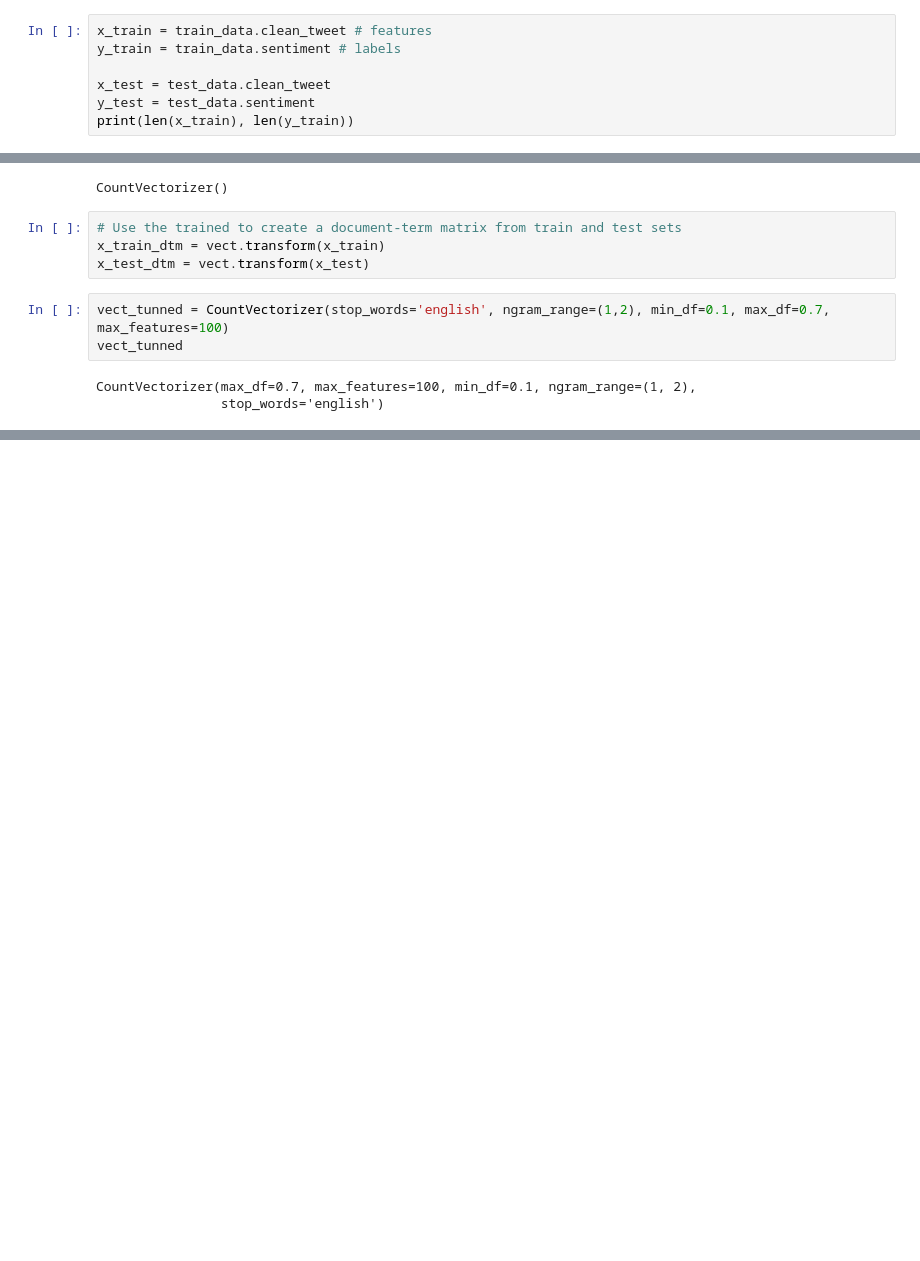
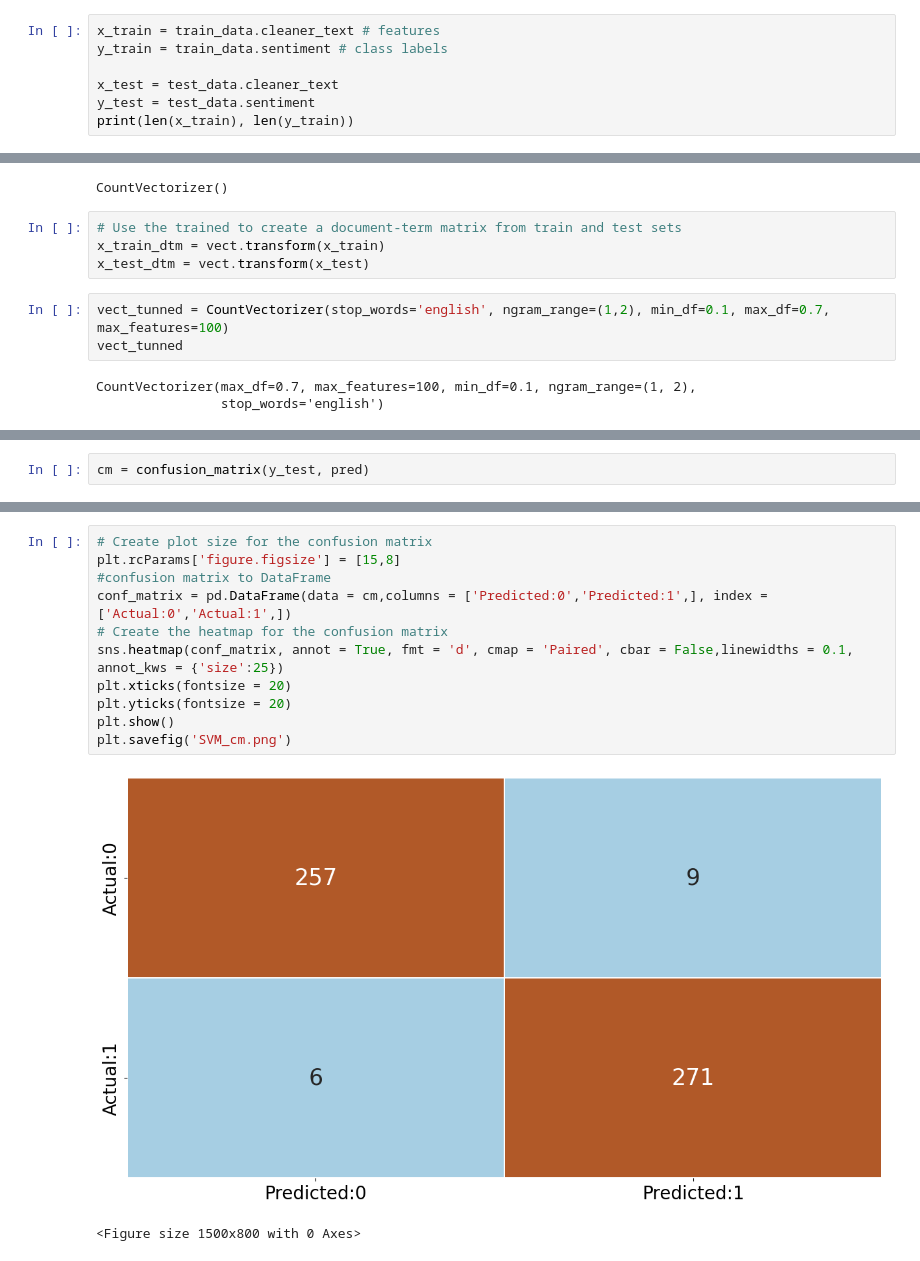
Before and after one commit to Chr0m0some/CS5100_FinalProject, a Jupyter notebook: SVM Processing.ipynb, the cells around one changed output, grey strips where cells are left out. Saved outputs shown, nothing was run; the diff lists cells and outputs as text; blank space fills up the shorter version.

```diff
--- a/SVM Processing.ipynb
+++ b/SVM Processing.ipynb
@@ -67,10 +232,10 @@ train_data.head()
 # %% [markdown]
 # Vectorize
 # %%
-x_train = train_data.clean_tweet # features
-y_train = train_data.sentiment # labels
+x_train = train_data.cleaner_text # features
+y_train = train_data.sentiment # class labels
 
-x_test = test_data.clean_tweet
+x_test = test_data.cleaner_text
 y_test = test_data.sentiment
 print(len(x_train), len(y_train))
 # %% [output]
@@ -108,0 +279,2 @@ accuracy_score(y_test,pred)
+# %%
+cm = confusion_matrix(y_test, pred)
@@ -108,0 +292,14 @@ accuracy_score(y_test,pred)
+# %%
+# Create plot size for the confusion matrix
+plt.rcParams['figure.figsize'] = [15,8]
+#confusion matrix to DataFrame
+conf_matrix = pd.DataFrame(data = cm,columns = ['Predicted:0','Predicted:1',], index = ['Actual:0','Actual:1',])
+# Create the heatmap for the confusion matrix
+sns.heatmap(conf_matrix, annot = True, fmt = 'd', cmap = 'Paired', cbar = False,linewidths = 0.1, annot_kws = {'size':25})
+plt.xticks(fontsize = 20)
+plt.yticks(fontsize = 20)
+plt.show()
+plt.savefig('SVM_cm.png')
+# %% [output]
+[figure, added]
+<Figure size 1500x800 with 0 Axes>
```
Also changed, not shown: parts of 24 cells of this notebook, 2 other files.
